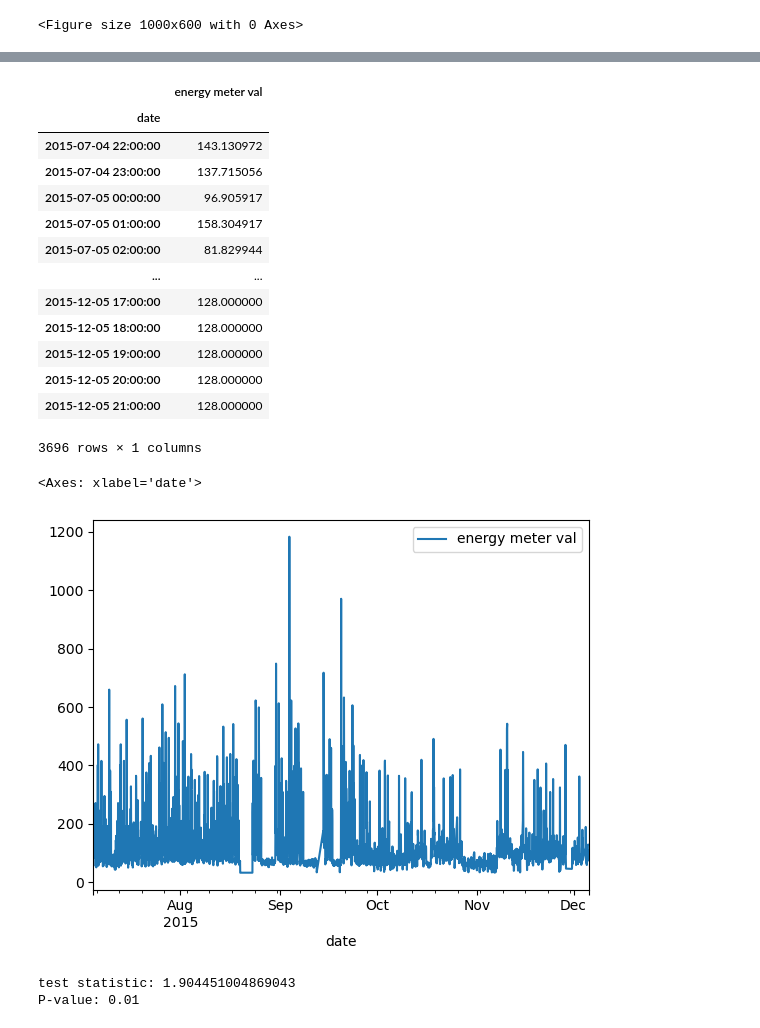
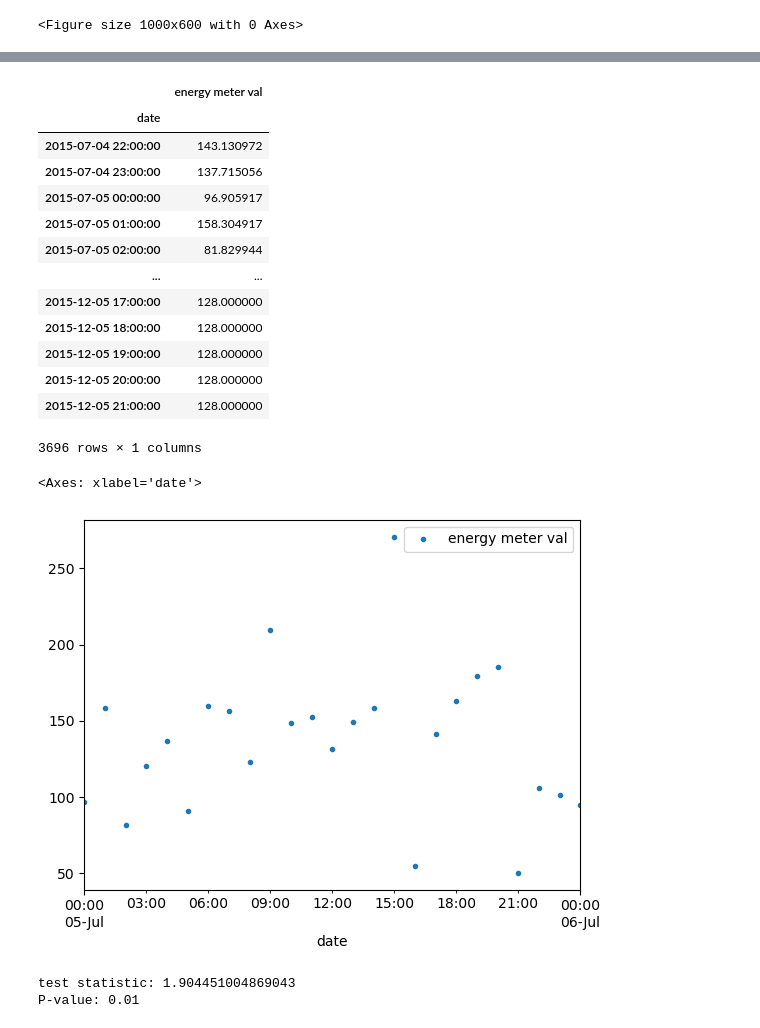
Before and after one commit to DogariuMatei/Bachelor-Thesis, a Jupyter notebook: household_electricity_model.ipynb, the cells around one changed output, grey strips where cells are left out. Saved outputs shown, nothing was run; the diff lists cells and outputs as text; code cells hidden in the pictures.

```diff
--- a/household_electricity_model.ipynb
+++ b/household_electricity_model.ipynb
@@ -27,25 +29,25 @@ df = df.resample('H').mean()
 # %%
 display(df)
 df.ffill(inplace = True)
 df.to_csv('Datasets/Household_processed_hourly.csv')
-df.plot()
+df['2015-07-05 00:00:00':'2015-07-06 00:00:00'].plot(style = '.')
 # %% [output]
 |  | energy meter val |
 | date |  |
 | 2015-07-04 22:00:00 | 143.130972 |
 | 2015-07-04 23:00:00 | 137.715056 |
 | 2015-07-05 00:00:00 | 96.905917 |
 | 2015-07-05 01:00:00 | 158.304917 |
 | 2015-07-05 02:00:00 | 81.829944 |
 | ... | ... |
 | 2015-12-05 17:00:00 | 128.000000 |
 | 2015-12-05 18:00:00 | 128.000000 |
 | 2015-12-05 19:00:00 | 128.000000 |
 | 2015-12-05 20:00:00 | 128.000000 |
 | 2015-12-05 21:00:00 | 128.000000 |
 3696 rows × 1 columns
 <Axes: xlabel='date'>
-[figure, old version]
+[figure, new version]
 # %%
 # Testing stationarity of data
 res = kpss(df['energy meter val'])
```
Also changed, not shown: parts of 1 cell of this notebook, 3 other files.
